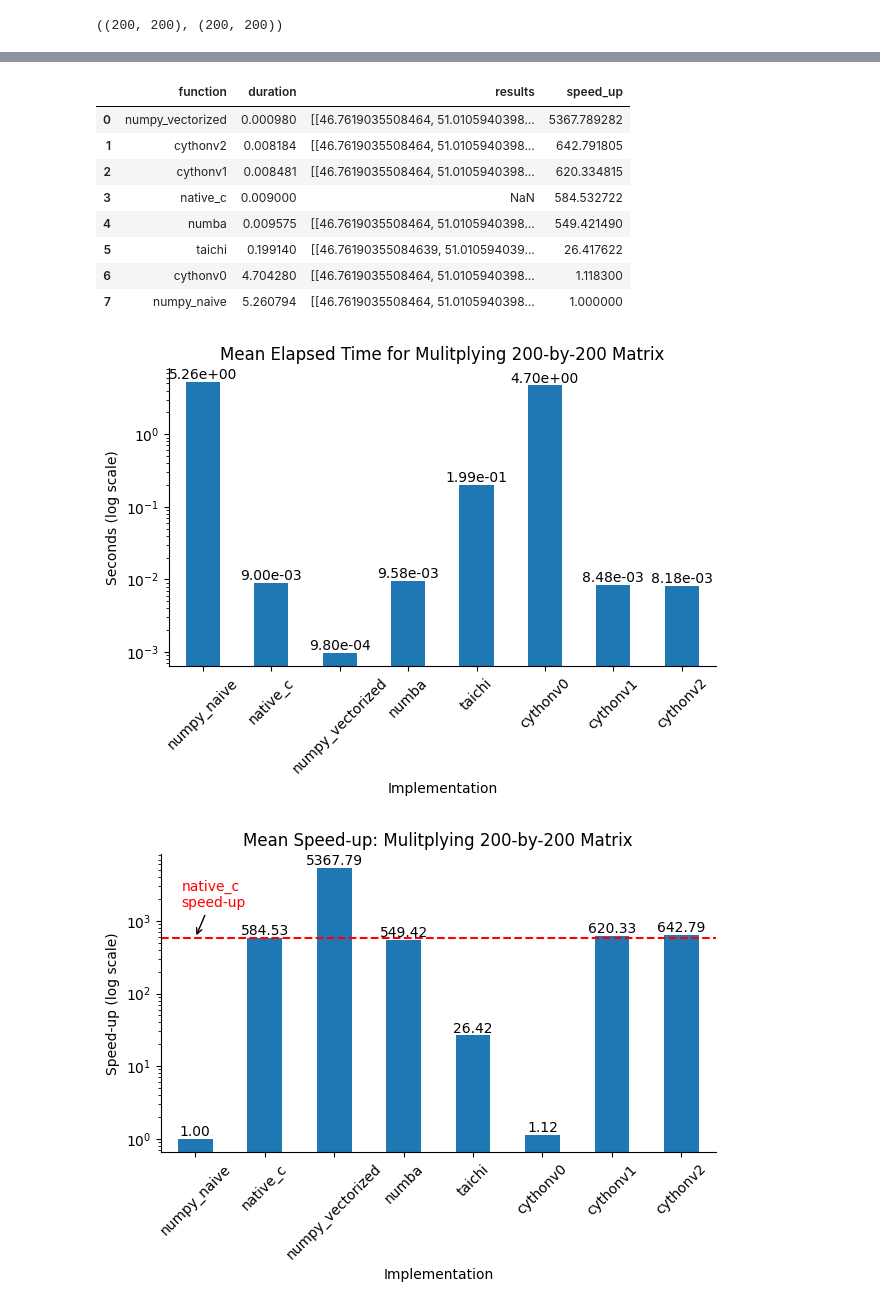
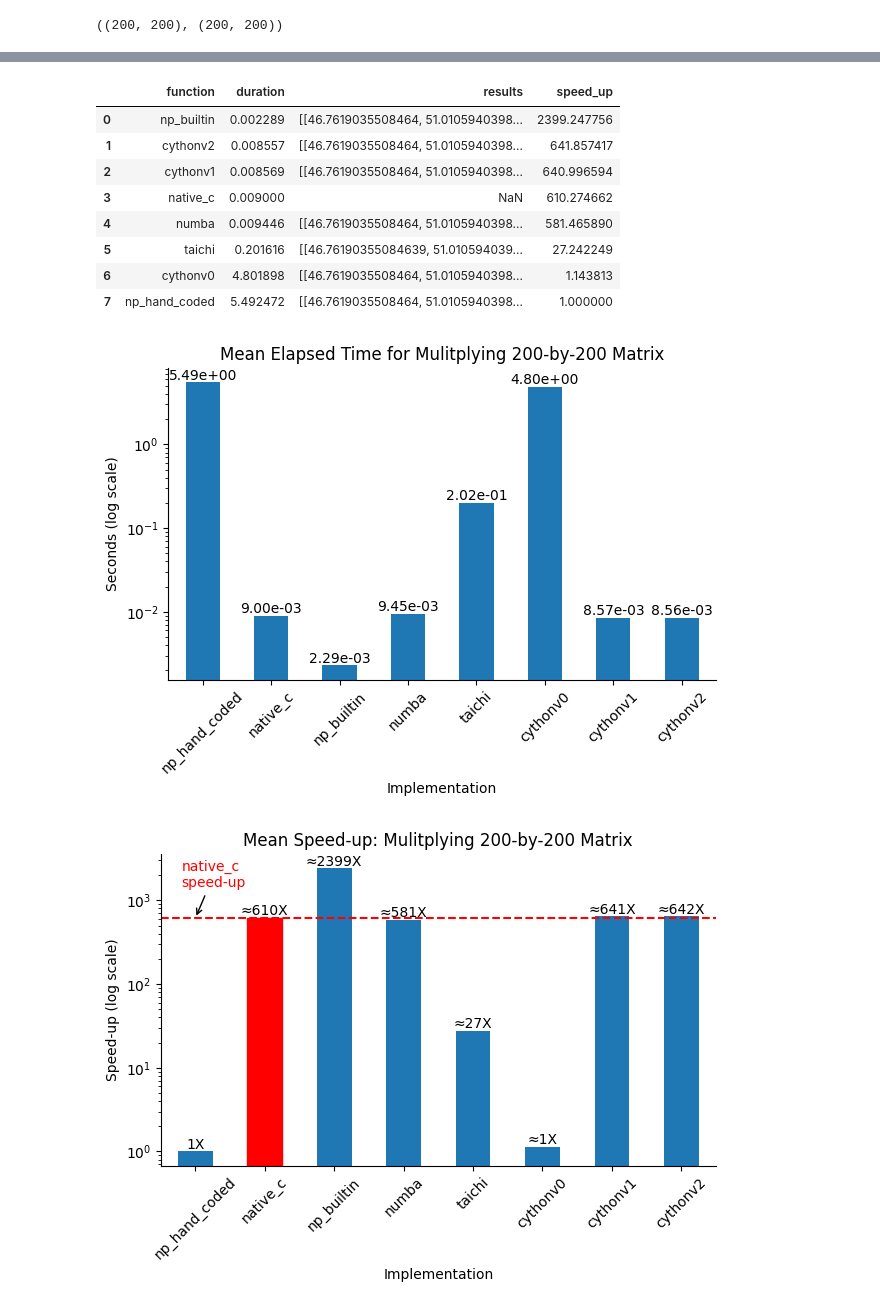
Before and after one commit to jimthompson5802/devcontainer_testbed, a Jupyter notebook: py-c-testbed/cython_sandbox/matrix_multiply_notebook.ipynb, the cells around one changed output, grey strips where cells are left out. Cells and saved outputs as stored; diff of their text form; code cells hidden in the pictures.

Commit message:
updated test scenario labels

```diff
--- a/py-c-testbed/cython_sandbox/matrix_multiply_notebook.ipynb
+++ b/py-c-testbed/cython_sandbox/matrix_multiply_notebook.ipynb
@@ -263,8 +263,8 @@ def test_function(function, identifier, A, B):
 
 # setup test scenarios
 test_scenarios = [
-    {"function": matrix_multiply_np, "identifier": "numpy_naive", "A": A, "B": B},
-    {"function": np.matmul, "identifier": "numpy_vectorized", "A": A, "B": B},
+    {"function": matrix_multiply_np, "identifier": "np_hand_coded", "A": A, "B": B},
+    {"function": np.matmul, "identifier": "np_builtin", "A": A, "B": B},
     {"function": matrix_multiply_numba, "identifier": "numba", "A": A, "B": B},
     {"function": matrix_multiply_cython0, "identifier": "cythonv0", "A": A, "B": B},
     {"function": matrix_multiply_cython1, "identifier": "cythonv1", "A": A, "B": B},
@@ -310,23 +310,23 @@ df
 df = df.groupby("function").mean().sort_values(by="duration")
 df.reset_index(inplace=True)
 df.rename(columns={'index': 'function'}, inplace=True)
-df['speed_up'] = df[df.function == 'numpy_naive'].duration.values[0] / df['duration']
+df['speed_up'] = df[df.function == 'np_hand_coded'].duration.values[0] / df['duration']
 df
 # %% [output]
 |  | function | duration | results | speed_up |
-| 0 | numpy_vectorized | 0.000980 | [[46.7619035508464, 51.0105940398... | 5367.789282 |
-| 1 | cythonv2 | 0.008184 | [[46.7619035508464, 51.0105940398... | 642.791805 |
-| 2 | cythonv1 | 0.008481 | [[46.7619035508464, 51.0105940398... | 620.334815 |
-| 3 | native_c | 0.009000 | NaN | 584.532722 |
-| 4 | numba | 0.009575 | [[46.7619035508464, 51.0105940398... | 549.421490 |
-| 5 | taichi | 0.199140 | [[46.76190355084639, 51.010594039... | 26.417622 |
-| 6 | cythonv0 | 4.704280 | [[46.7619035508464, 51.0105940398... | 1.118300 |
-| 7 | numpy_naive | 5.260794 | [[46.7619035508464, 51.0105940398... | 1.000000 |
+| 0 | np_builtin | 0.002289 | [[46.7619035508464, 51.0105940398... | 2399.247756 |
+| 1 | cythonv2 | 0.008557 | [[46.7619035508464, 51.0105940398... | 641.857417 |
+| 2 | cythonv1 | 0.008569 | [[46.7619035508464, 51.0105940398... | 640.996594 |
+| 3 | native_c | 0.009000 | NaN | 610.274662 |
+| 4 | numba | 0.009446 | [[46.7619035508464, 51.0105940398... | 581.465890 |
+| 5 | taichi | 0.201616 | [[46.76190355084639, 51.010594039... | 27.242249 |
+| 6 | cythonv0 | 4.801898 | [[46.7619035508464, 51.0105940398... | 1.143813 |
+| 7 | np_hand_coded | 5.492472 | [[46.7619035508464, 51.0105940398... | 1.000000 |
 # %%
 import matplotlib.pyplot as plt
 
 # Define the desired order
-order = ['numpy_naive', 'native_c', 'numpy_vectorized', 'numba', 'taichi', 'cythonv0', 'cythonv1', 'cythonv2']
+order = ['np_hand_coded', 'native_c', 'np_builtin', 'numba', 'taichi', 'cythonv0', 'cythonv1', 'cythonv2']
 
 # Sort the DataFrame by the 'function' column based on the desired order
 df['function'] = df['function'].astype('category')
@@ -356,7 +356,7 @@ ax.spines['right'].set_visible(False)
 plt.tight_layout()  # Adjust layout to prevent labels from being cut off
 plt.show()
 # %% [output]
-[figure, old version]
+[figure, new version]
 # %%
 # Retrieve speed-up value for "native_c"
 speed_up_native_c = df.loc[df['function'] == 'native_c', 'speed_up'].values[0]
@@ -364,33 +364,41 @@ speed_up_native_c = df.loc[df['function'] == 'native_c', 'speed_up'].values[0]
 # Plot the data
 ax = df.plot(kind='bar', x='function', y='speed_up', legend=False)
 
+# Change the color of the "native_c" bar to red
+for i, bar in enumerate(ax.patches):
+    if df['function'].iloc[i] == 'native_c':
+        bar.set_color('red')
+
+# label plot
 plt.xlabel('Implementation')
 plt.ylabel('Speed-up (log scale)')
 plt.xticks(rotation=45)  # Rotate x-axis labels by 45 degrees
 plt.yscale('log')  # Set y-axis to logarithmic scale
 plt.title(f'Mean Speed-up: Mulitplying {DIM_SIZE}-by-{DIM_SIZE} Matrix')
 
 # Add duration values on top of the bars
-for p in ax.patches:
-    ax.annotate(format(p.get_height(), '.2f'),
+for i, p in enumerate(ax.patches):
+    # Use the "equal sign" for "np_hand_coded" and the "approximately equal" sign for all others
+    prefix = '' if df['function'].iloc[i] == 'np_hand_coded' else '≈'
+    ax.annotate(prefix + format(p.get_height(), '.0f') + 'X',
                 (p.get_x() + p.get_width() / 2., p.get_height()),
                 ha = 'center', va = 'top',
                 xytext = (0, 10),
                 textcoords = 'offset points')
 
 # Draw horizontal reference line at the speed-up value for "native_c"
 plt.axhline(y=speed_up_native_c, color='r', linestyle='--')
 
 # Annotate the reference line
 plt.annotate('native_c\nspeed-up', xy=(0, speed_up_native_c), xytext=(-10, 20),
              textcoords='offset points', arrowprops=dict(arrowstyle='->'),
              va="bottom", ha="left", color='r')
 
 # Remove top and right lines
 ax.spines['top'].set_visible(False)
 ax.spines['right'].set_visible(False)
 
 plt.tight_layout()  # Adjust layout to prevent labels from being cut off
 plt.show()
 # %% [output]
-[figure, old version]
+[figure, new version]
```
Also changed, not shown: parts of 12 cells of this notebook.
